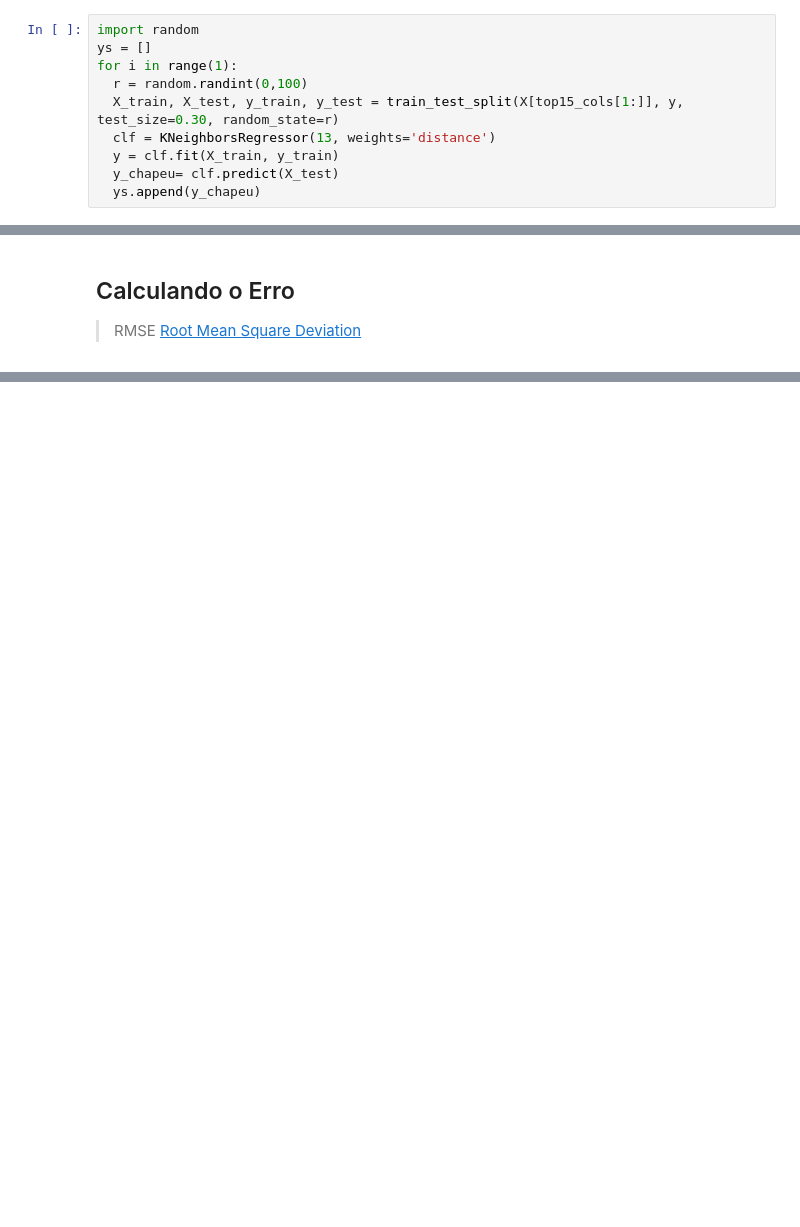
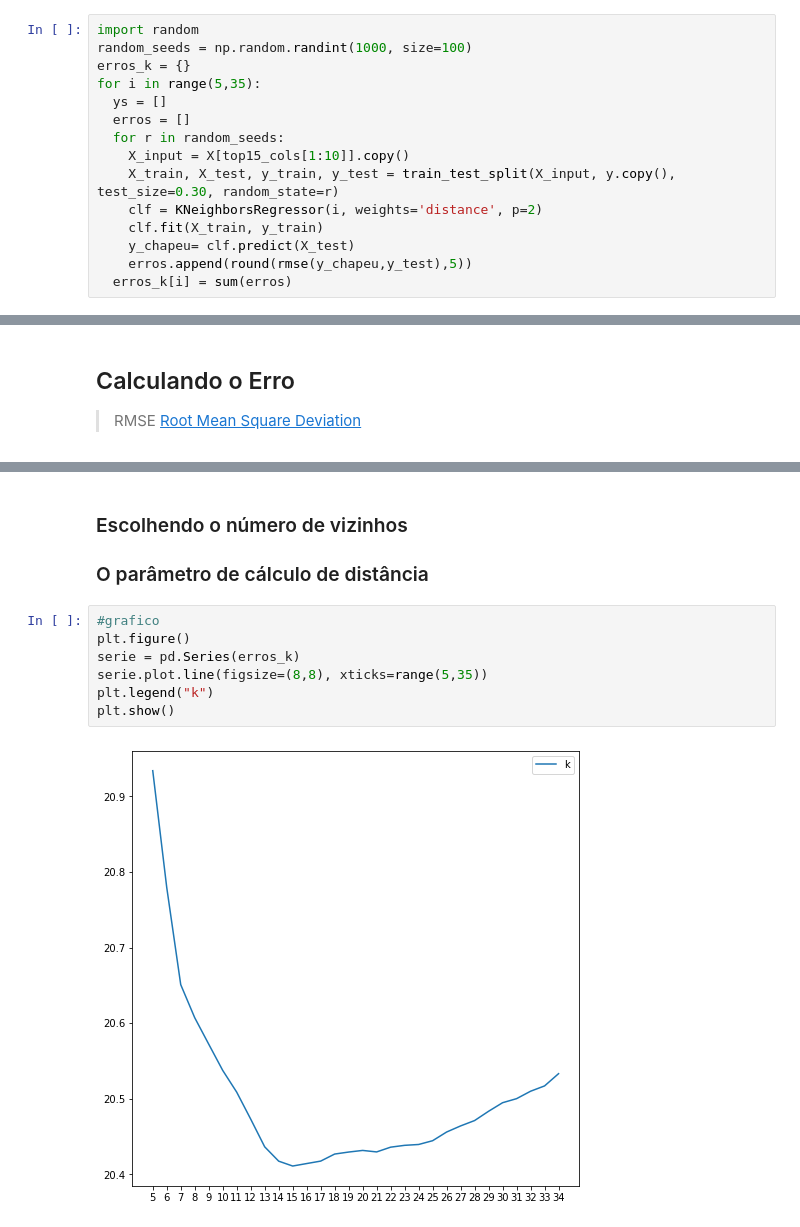
Before and after one commit to thaisviana/Bootcamp-Ciencia-de-Dados, a Jupyter notebook: kaggle_house.ipynb, the cells around one changed output, grey strips where cells are left out. Cells and saved outputs as stored; diff of their text form; blank space fills up the shorter version.

```diff
--- a/kaggle_house.ipynb
+++ b/kaggle_house.ipynb
@@ -166,11 +166,16 @@ Index(['OverallQual', 'GrLivArea', 'GarageCars', 'GarageArea', 'TotalBsmtSF',
 ## Classificação e Regressão
 # %%
 import random
-ys = []
-for i in range(1):
-  r = random.randint(0,100)
-  X_train, X_test, y_train, y_test = train_test_split(X[top15_cols[1:]], y, test_size=0.30, random_state=r)
-  clf = KNeighborsRegressor(13, weights='distance')
-  y = clf.fit(X_train, y_train)
-  y_chapeu= clf.predict(X_test)
-  ys.append(y_chapeu)
+random_seeds = np.random.randint(1000, size=100)
+erros_k = {}
+for i in range(5,35):
+  ys = []
+  erros = []
+  for r in random_seeds:
+    X_input = X[top15_cols[1:10]].copy()
+    X_train, X_test, y_train, y_test = train_test_split(X_input, y.copy(), test_size=0.30, random_state=r)
+    clf = KNeighborsRegressor(i, weights='distance', p=2)
+    clf.fit(X_train, y_train)
+    y_chapeu= clf.predict(X_test)
+    erros.append(round(rmse(y_chapeu,y_test),5))
+  erros_k[i] = sum(erros)
@@ -215,0 +197,12 @@ print_score(clf)
+# %% [markdown]
+### Escolhendo o número de vizinhos
+### O parâmetro de cálculo de distância
+# %%
+#grafico
+plt.figure()
+serie = pd.Series(erros_k)
+serie.plot.line(figsize=(8,8), xticks=range(5,35))
+plt.legend("k")
+plt.show()
+# %% [output]
+[figure, added]
```
Also changed, not shown: parts of 3 cells of this notebook.
